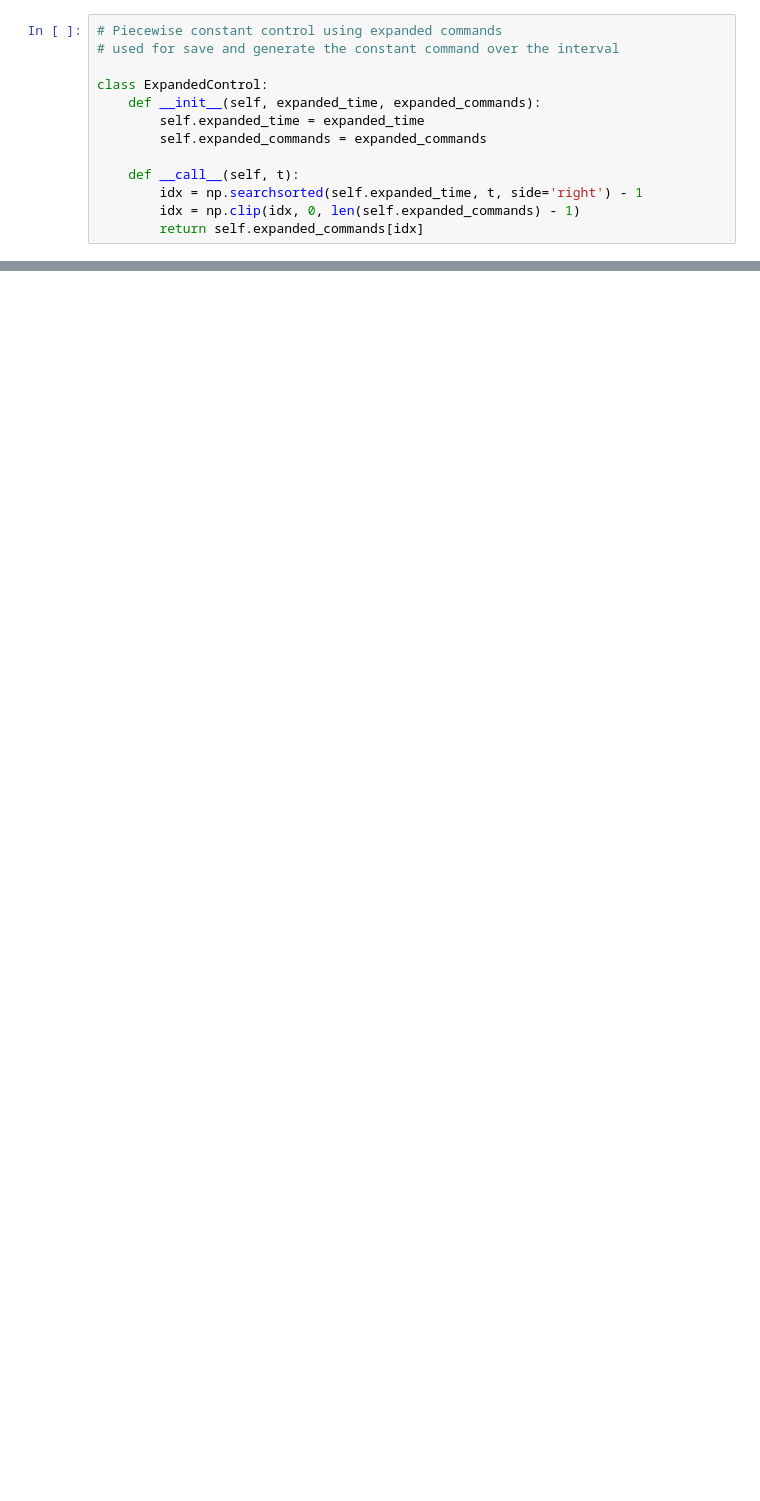
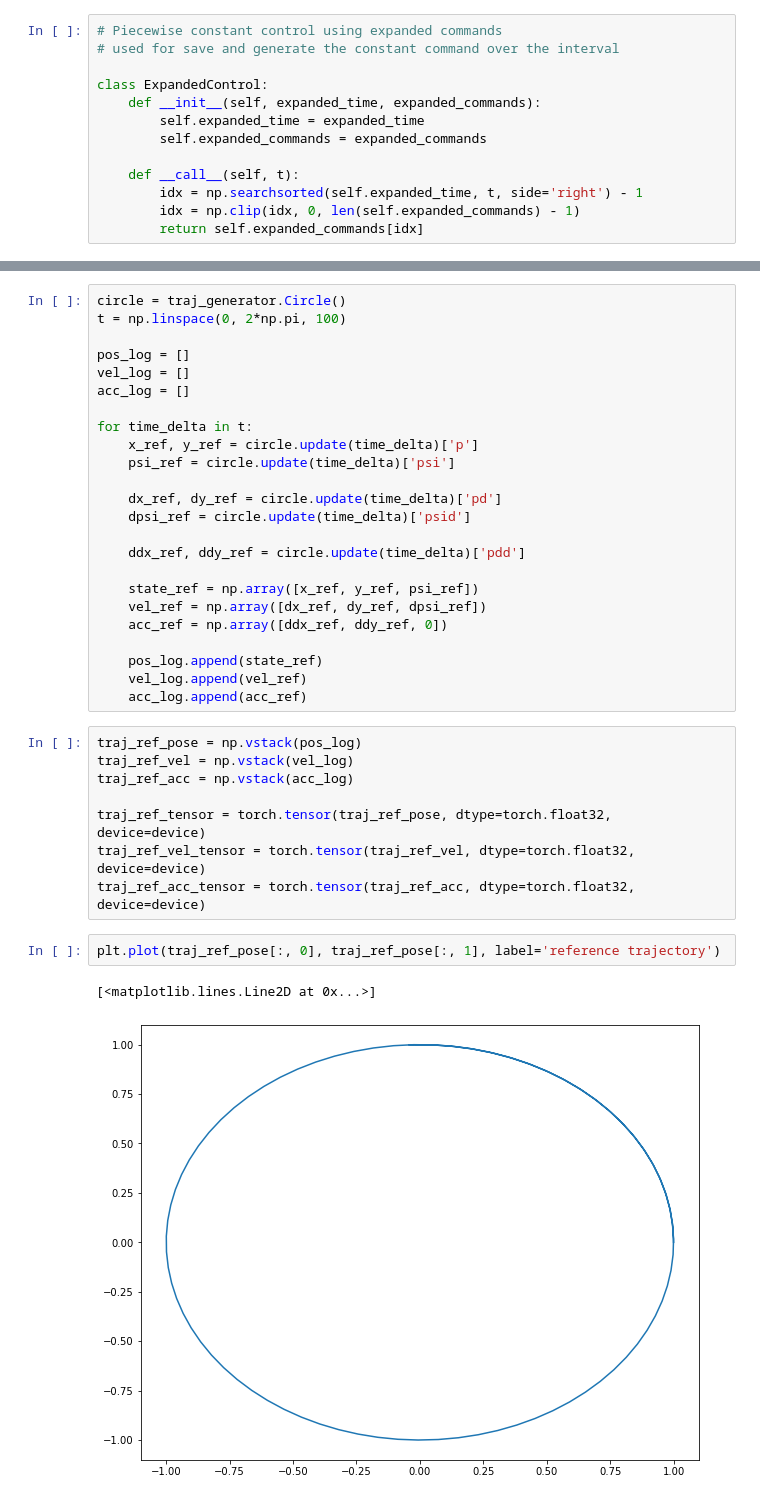
Before and after one commit to neverorfrog/simple_neural_mpc, a Jupyter notebook: dev_notebook/oscillator.ipynb, the cells around one changed output, grey strips where cells are left out. Drawn from its saved outputs; the diff is of its cells as text; blank space fills up the shorter version.

```diff
--- a/dev_notebook/oscillator.ipynb
+++ b/dev_notebook/oscillator.ipynb
@@ -356,0 +383,37 @@ torch.save(pinn_c.state_dict(), 'pinn_c.pth')
+# %%
+circle = traj_generator.Circle()
+t = np.linspace(0, 2*np.pi, 100)
+
+pos_log = []
+vel_log = []
+acc_log = []
+
+for time_delta in t:
+    x_ref, y_ref = circle.update(time_delta)['p']
+    psi_ref = circle.update(time_delta)['psi']
+
+    dx_ref, dy_ref = circle.update(time_delta)['pd']
+    dpsi_ref = circle.update(time_delta)['psid']
+
+    ddx_ref, ddy_ref = circle.update(time_delta)['pdd']
+
+    state_ref = np.array([x_ref, y_ref, psi_ref])
+    vel_ref = np.array([dx_ref, dy_ref, dpsi_ref])
+    acc_ref = np.array([ddx_ref, ddy_ref, 0])
+
+    pos_log.append(state_ref)
+    vel_log.append(vel_ref)
+    acc_log.append(acc_ref)
+# %%
+traj_ref_pose = np.vstack(pos_log)
+traj_ref_vel = np.vstack(vel_log)
+traj_ref_acc = np.vstack(acc_log)
+
+traj_ref_tensor = torch.tensor(traj_ref_pose, dtype=torch.float32, device=device)
+traj_ref_vel_tensor = torch.tensor(traj_ref_vel, dtype=torch.float32, device=device)
+traj_ref_acc_tensor = torch.tensor(traj_ref_acc, dtype=torch.float32, device=device)
+# %%
+plt.plot(traj_ref_pose[:, 0], traj_ref_pose[:, 1], label='reference trajectory')
+# %% [output]
+[<matplotlib.lines.Line2D at 0x...>]
+[figure, added]
```
Also changed, not shown: parts of 42 cells of this notebook, 4 other files.
